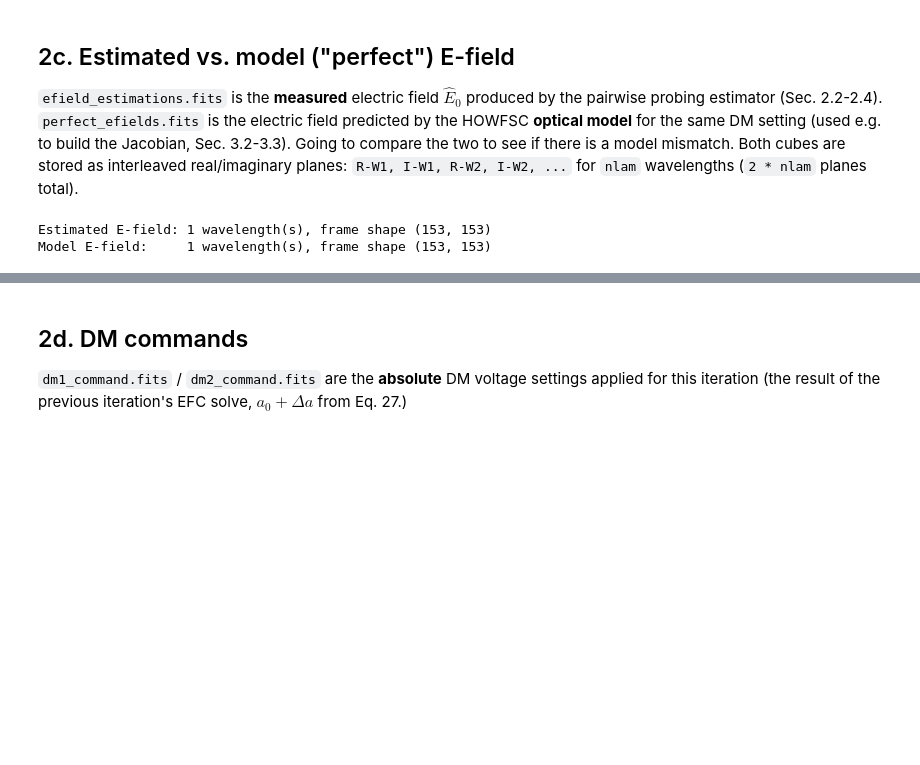
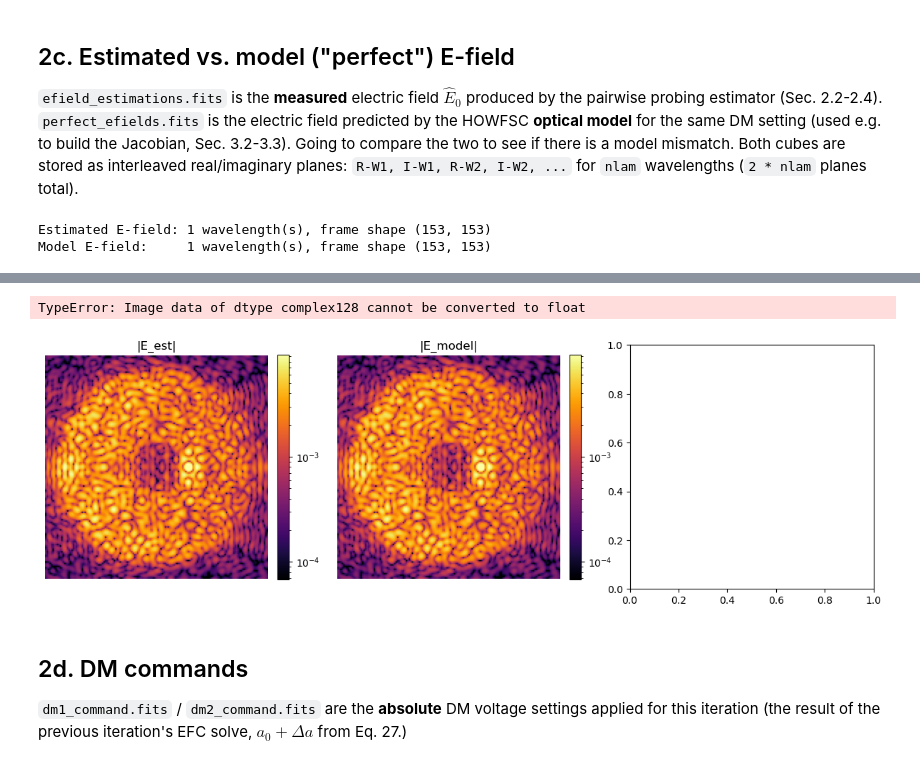
Before and after one commit to zahrahmed1017/corgihowfsc, a Jupyter notebook: sandbox/zja/corgihowfsc_output_analysis.ipynb, the cells around one changed output, grey strips where cells are left out. Drawn from its saved outputs; the diff is of its cells as text; code cells hidden in the pictures; blank space fills up the shorter version.

```diff
--- a/sandbox/zja/corgihowfsc_output_analysis.ipynb
+++ b/sandbox/zja/corgihowfsc_output_analysis.ipynb
@@ -442,34 +434,37 @@ if E_est is not None:
 # Estimated vs. model E-field amplitude, and their difference - a quick look at model mismatch
 if E_est is not None and E_model is not None:
     est_amp = np.abs(E_est[WAVELENGTH_INDEX])
     model_amp = np.abs(E_model[WAVELENGTH_INDEX])
-    diff = est_amp - model_amp
+    diff = E_est[WAVELENGTH_INDEX] - E_model[WAVELENGTH_INDEX]
 
     fig, axes = plt.subplots(1, 3, figsize=(15, 4.5))
     for ax, data, title, cmap in zip(
         axes, [est_amp, model_amp, diff],
         ["|E_est|", "|E_model|", "|E_est| - |E_model|"],
         ["inferno", "inferno", "RdBu_r"],
     ):
         if cmap == "RdBu_r":
             vmax = np.nanpercentile(np.abs(data), 99)
             im = ax.imshow(data, cmap=cmap, vmin=-vmax, vmax=vmax)
         else:
             pos = data[data > 0]
             norm = mcolors.LogNorm(vmin=np.percentile(pos, 1), vmax=np.percentile(pos, 99.9)) if pos.size else None
             im = ax.imshow(data, cmap=cmap, norm=norm)
         ax.set_title(title)
         ax.axis("off")
         fig.colorbar(im, ax=ax, fraction=0.046, pad=0.04)
     fig.suptitle(f"Measured vs. model E-field amplitude - iteration {ITERATION}, lambda {WAVELENGTH_INDEX}")
     fig.tight_layout()
     plt.show()
 
     # Complex correlation coefficient between estimated and model fields (flattened, finite values only)
     a, b = E_est[WAVELENGTH_INDEX].ravel(), E_model[WAVELENGTH_INDEX].ravel()
     mask = np.isfinite(a) & np.isfinite(b)
     corr = np.vdot(a[mask], b[mask]) / (np.linalg.norm(a[mask]) * np.linalg.norm(b[mask]))
     print(f"Complex correlation coefficient (est vs. model), |corr| = {np.abs(corr):.3f}, phase = {np.angle(corr):.3f} rad")
+# %% [output]
+TypeError: Image data of dtype complex128 cannot be converted to float
+[figure, added]
 # %% [markdown]
 ## 2d. DM commands
 
```
Also changed, not shown: parts of 21 cells of this notebook, 1 other file.
